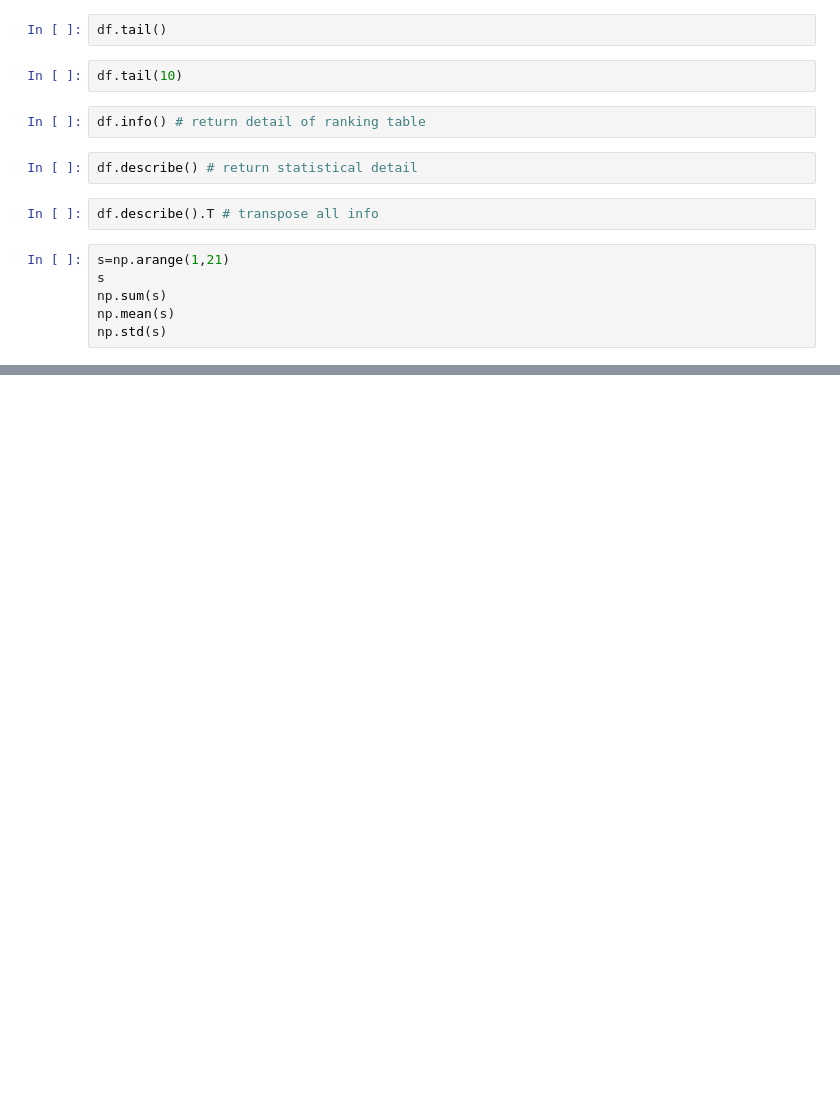
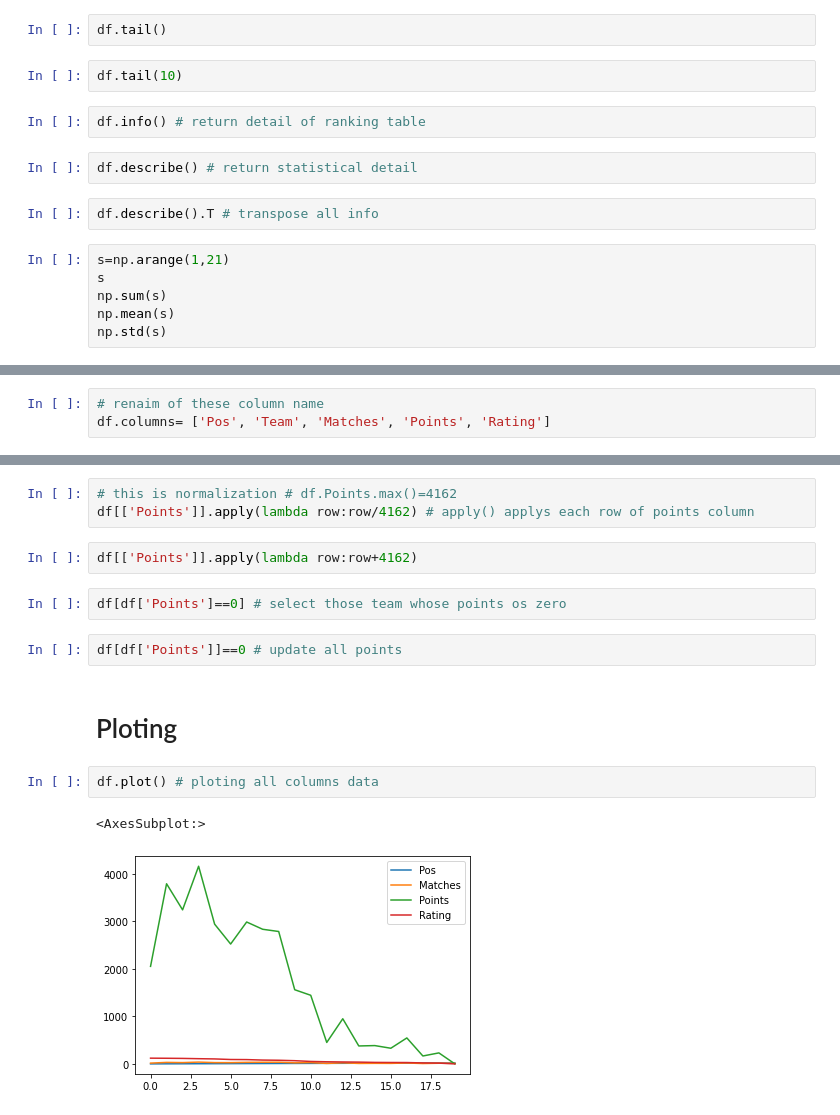
Before and after one commit to Rasel-25/Python, a Jupyter notebook: DataAnalysis/wrnagling.ipynb, the cells around one changed output, grey strips where cells are left out. Drawn from its saved outputs; the diff is of its cells as text; blank space fills up the shorter version.

```diff
--- a/DataAnalysis/wrnagling.ipynb
+++ b/DataAnalysis/wrnagling.ipynb
@@ -31 +31,4 @@ Index(['Pos', 'Team  T', 'Matches  M', 'Points  P', 'Rating  R'], dtype='object'
+# %%
+# renaim of these column name
+df.columns= ['Pos', 'Team', 'Matches', 'Points', 'Rating']
 # %%
@@ -36,0 +91,16 @@ AttributeError: 'DataFrame' object has no attribute 'Team'
+# %%
+# this is normalization # df.Points.max()=4162
+df[['Points']].apply(lambda row:row/4162) # apply() applys each row of points column
+# %%
+df[['Points']].apply(lambda row:row+4162)
+# %%
+df[df['Points']==0] # select those team whose points os zero
+# %%
+df[df['Points']]==0 # update all points
+# %% [markdown]
+# Ploting
+# %%
+df.plot() # ploting all columns data
+# %% [output]
+<AxesSubplot:>
+[figure, added]
```
Also changed, not shown: parts of 26 cells of this notebook.
